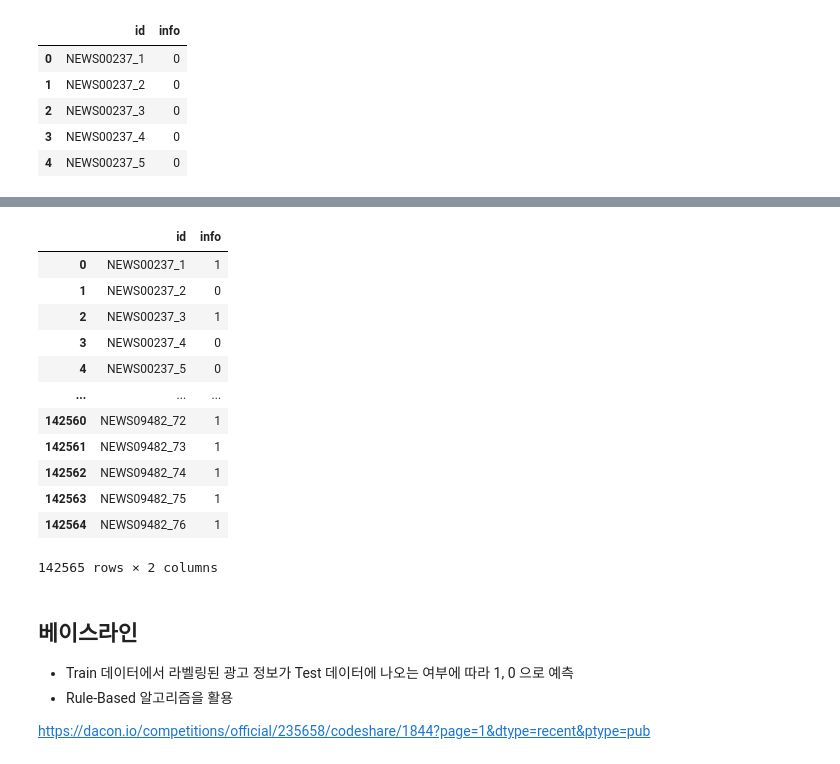
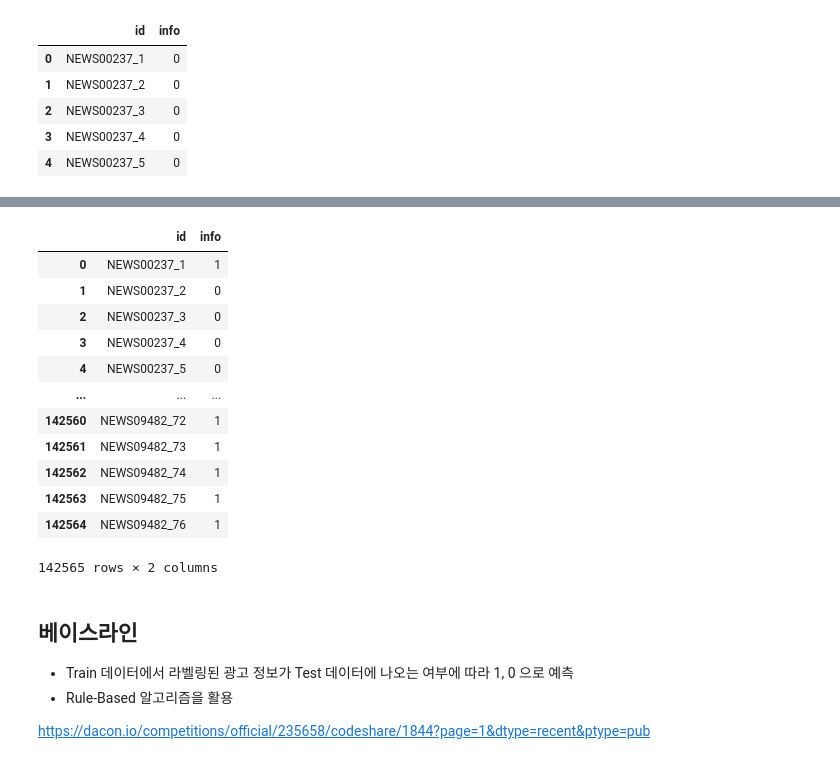
Before and after one commit to juhee3199/fake-news-detection, a Jupyter notebook: tutorial_2.ipynb, the cells around one changed output, grey strips where cells are left out. Cells and saved outputs as stored; diff of their text form; code cells hidden in the pictures.

```diff
--- a/tutorial_2.ipynb
+++ b/tutorial_2.ipynb
@@ -352,19 +338,18 @@ from keras.models import Sequential
 from keras import regularizers
 from keras.layers import Dense, Activation, Embedding, SpatialDropout1D, Dropout
 from keras.layers import LSTM
-import tensorflow as tf
 
 max_len=1000
 # vocab_size = 37238
 
-tf.random.set_seed(42)
+# tf.random.set_seed(42)
 
 model = Sequential()
 model.add(Embedding(vocab_size, 300,weights = [embedding_matrix], input_length = max_len)) #임베딩 가중치 적용 코드
 model.add(SpatialDropout1D(0.3))
-model.add(LSTM(64))
+model.add(LSTM(32))
 model.add(Dropout(0.5))
-model.add(Dense(64, activation='relu', kernel_regularizer = regularizers.l2(0.001)))
+model.add(Dense(32, activation='relu', kernel_regularizer = regularizers.l2(0.001)))
 model.add(Dense(1, activation='sigmoid'))
 
 model.summary()
@@ -539,15 +517,15 @@ submission.shape
 # %%
 
 
 submission.loc[:,'info'] = np.where(result> 0.5, 1,0).reshape(-1)
 
-submission.loc[:,["id","info"]].to_csv("submission-juhee1.csv", index = False)
+submission.loc[:,["id","info"]].to_csv("submission-juhee2-32.csv", index = False)
 submission
 # %% [output]
 |  | id | info |
 | 0 | NEWS00237_1 | 1 |
 | 1 | NEWS00237_2 | 0 |
-| 2 | NEWS00237_3 | 1 |
+| 2 | NEWS00237_3 | 0 |
 | 3 | NEWS00237_4 | 0 |
 | 4 | NEWS00237_5 | 0 |
 | ... | ... | ... |
```
Also changed, not shown: parts of 13 cells of this notebook.
